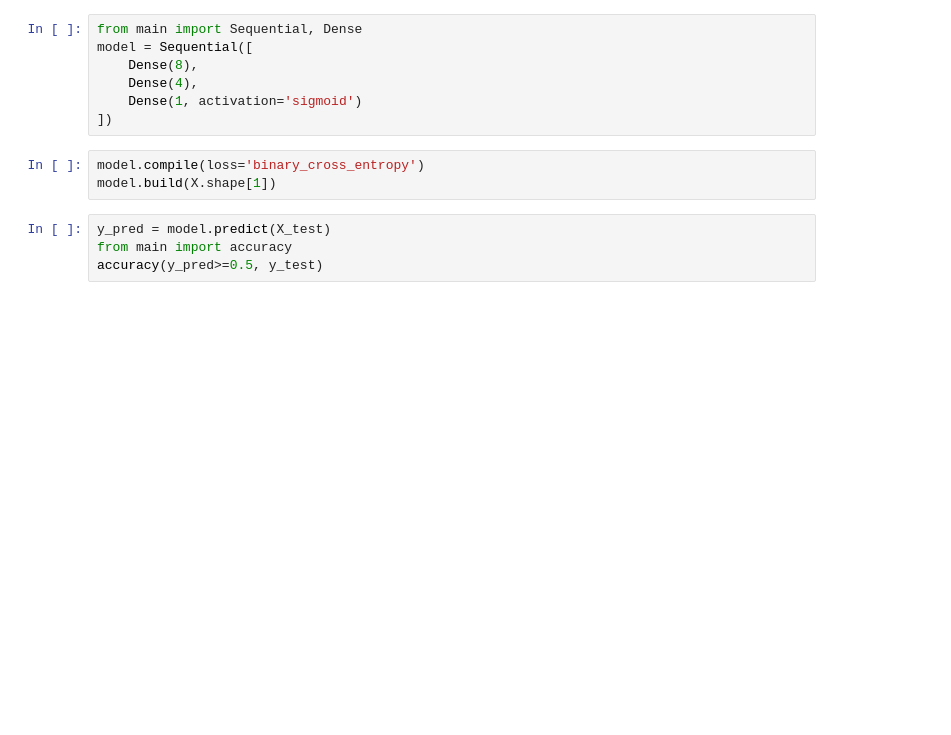
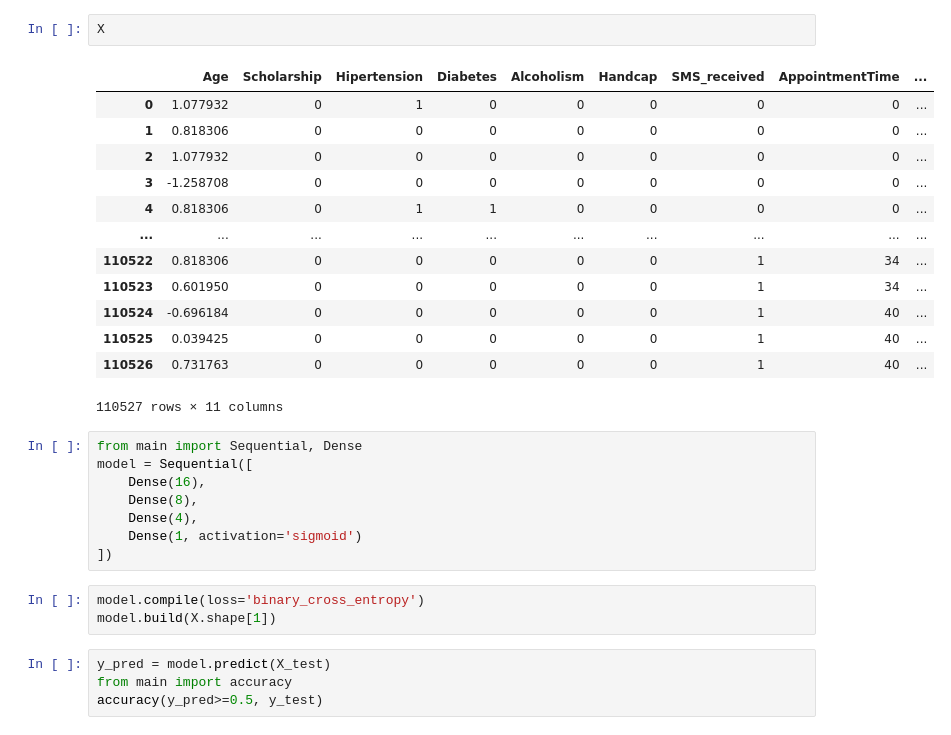
Before and after one commit to AMOGHA1140/24074032_CSOC_IG, a Jupyter notebook: vanilla_neural_networks/my_model.ipynb, the cells around one changed output. Cells and saved outputs as stored; diff of their text form; blank space fills up the shorter version.

```diff
--- a/vanilla_neural_networks/my_model.ipynb
+++ b/vanilla_neural_networks/my_model.ipynb
@@ -29,6 +67,23 @@ See the caveats in the documentation: https://pandas.pydata.org/pandas-docs/stab
+# %%
+X
+# %% [output]
+|  | Age | Scholarship | Hipertension | Diabetes | Alcoholism | Handcap | SMS_received | AppointmentTime | ... |
+| 0 | 1.077932 | 0 | 1 | 0 | 0 | 0 | 0 | 0 | ... |
+| 1 | 0.818306 | 0 | 0 | 0 | 0 | 0 | 0 | 0 | ... |
+| 2 | 1.077932 | 0 | 0 | 0 | 0 | 0 | 0 | 0 | ... |
+| 3 | -1.258708 | 0 | 0 | 0 | 0 | 0 | 0 | 0 | ... |
+| 4 | 0.818306 | 0 | 1 | 1 | 0 | 0 | 0 | 0 | ... |
+| ... | ... | ... | ... | ... | ... | ... | ... | ... | ... |
+| 110522 | 0.818306 | 0 | 0 | 0 | 0 | 0 | 1 | 34 | ... |
+| 110523 | 0.601950 | 0 | 0 | 0 | 0 | 0 | 1 | 34 | ... |
+| 110524 | -0.696184 | 0 | 0 | 0 | 0 | 0 | 1 | 40 | ... |
+| 110525 | 0.039425 | 0 | 0 | 0 | 0 | 0 | 1 | 40 | ... |
+| 110526 | 0.731763 | 0 | 0 | 0 | 0 | 0 | 1 | 40 | ... |
+110527 rows × 11 columns
 # %%
 from main import Sequential, Dense
 model = Sequential([
+    Dense(16),
     Dense(8),
     Dense(4),
     Dense(1, activation='sigmoid')
```
Also changed, not shown: parts of 14 cells of this notebook, 3 other files.
